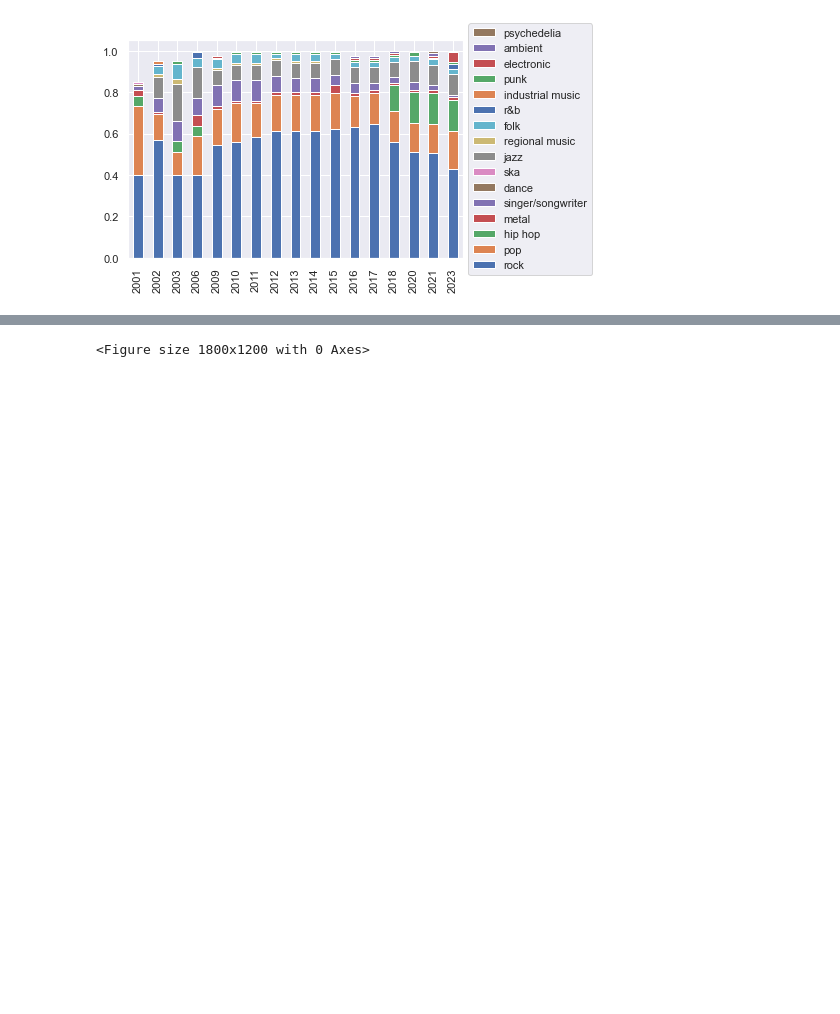
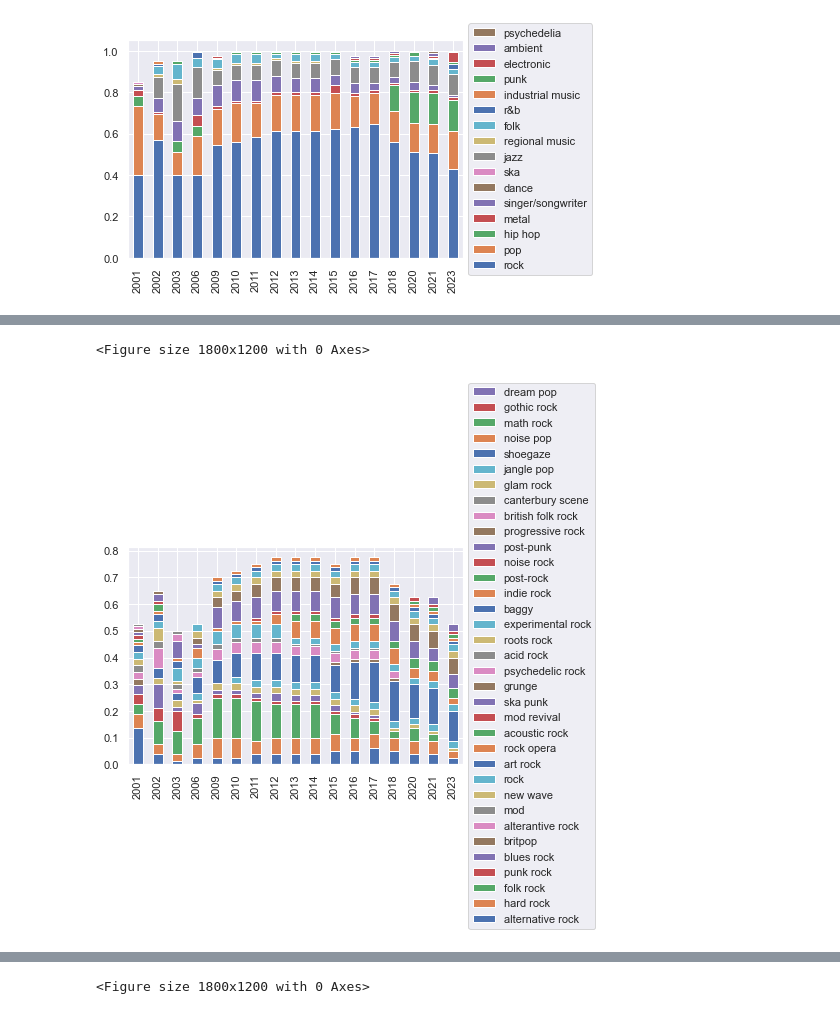
Before and after one commit to maximilianhenning/rym-top-albums-over-time, a Jupyter notebook: analysis.ipynb, the cells around one changed output, grey strips where cells are left out. Drawn from its saved outputs; the diff is of its cells as text; code cells hidden in the pictures; blank space fills up the shorter version.

Commit message:
genre groups

```diff
--- a/analysis.ipynb
+++ b/analysis.ipynb
@@ -174,0 +236,5 @@ create_graph(df_top_genre_percentage, "top_genre")
+# %%
+create_graph(df_genre_pop_percentage, "genre_rock")
+# %% [output]
+<Figure size 1800x1200 with 0 Axes>
+[figure, added]
```
Also changed, not shown: parts of 23 cells of this notebook, 5 other files.
